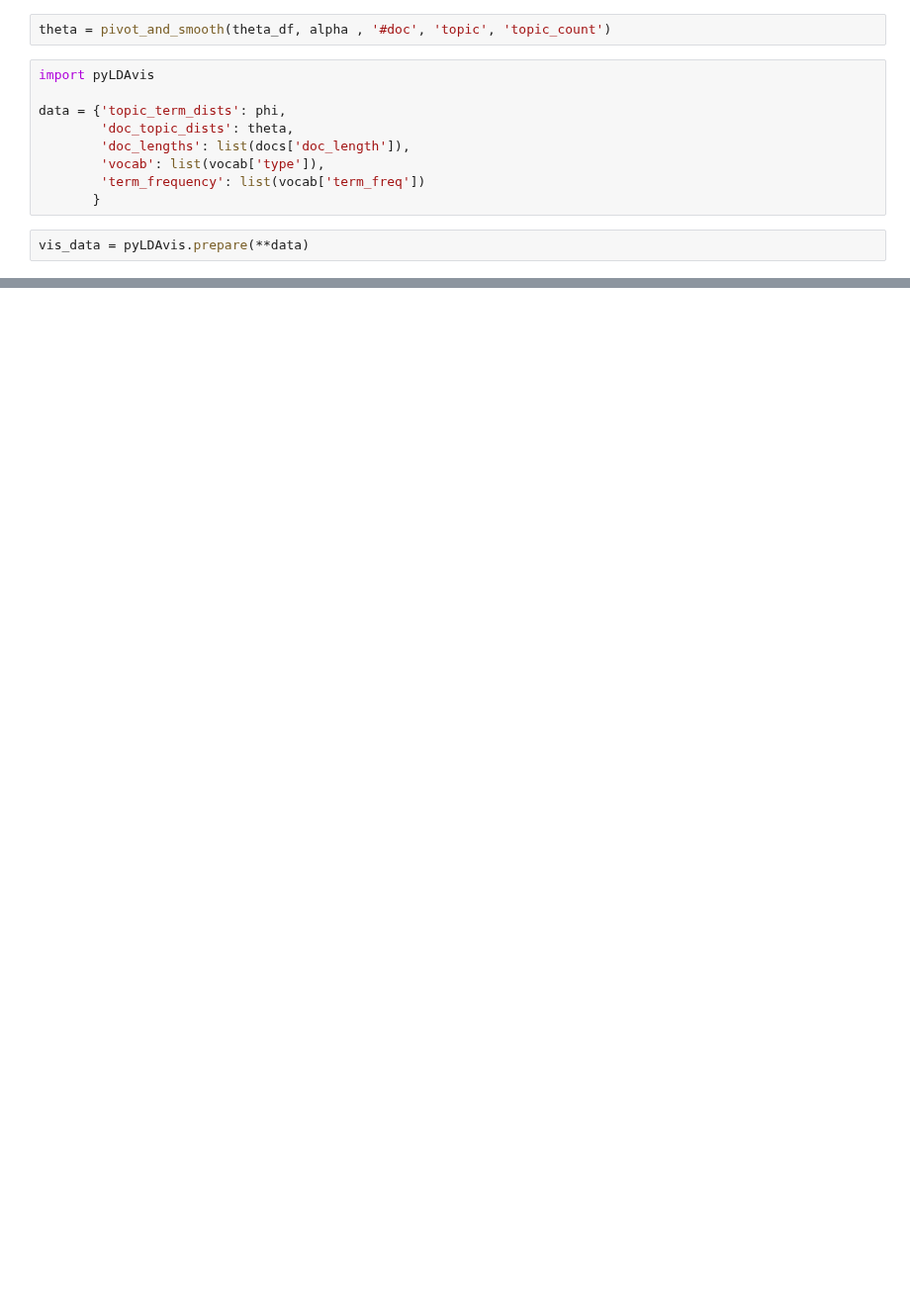
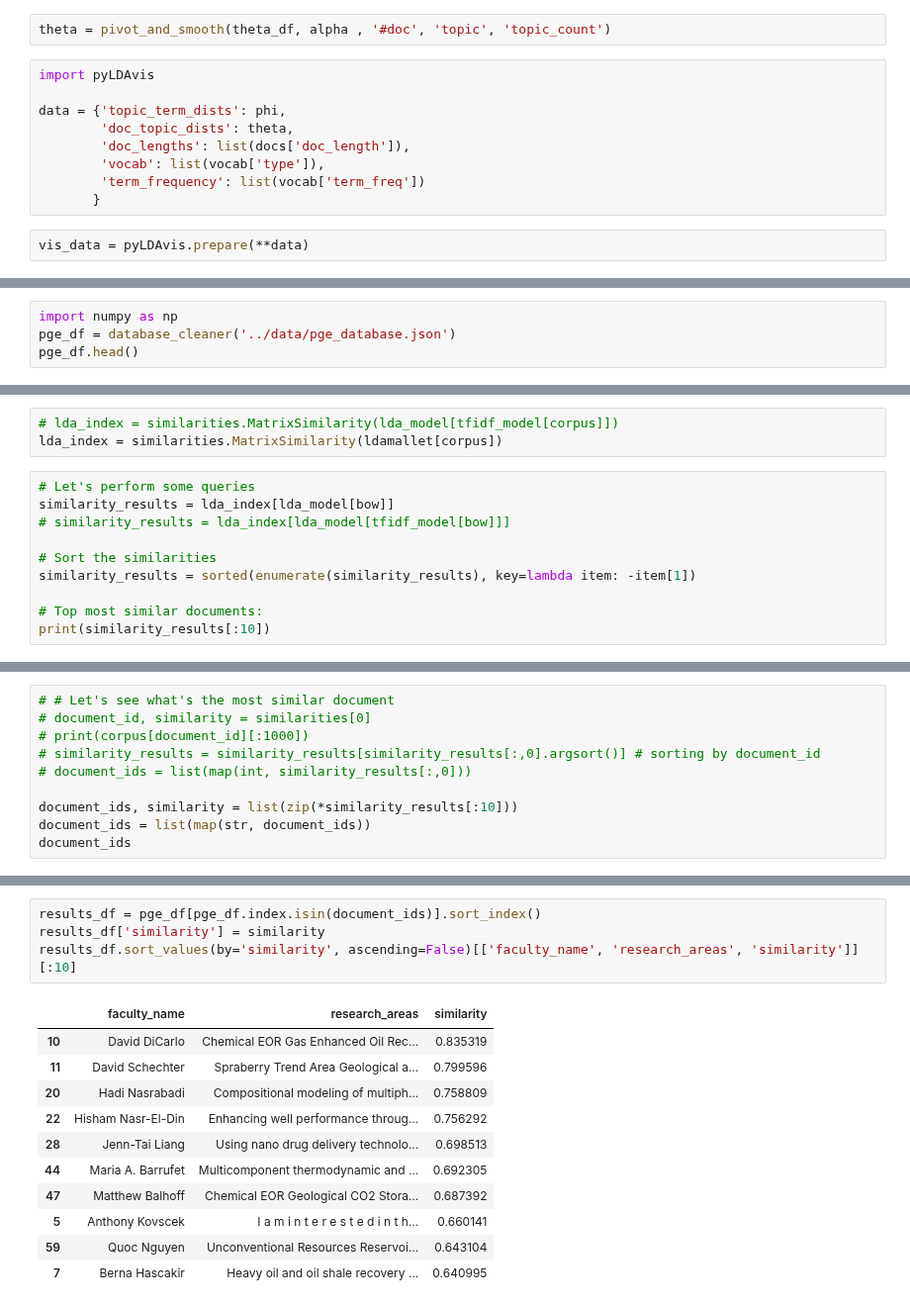
Before and after one commit to neha8anand/professor-profiler, a Jupyter notebook: src/gensim_topic_model.ipynb, the cells around one changed output, grey strips where cells are left out. Shown at 99% size. Cells and saved outputs as stored; diff of their text form; blank space fills up the shorter version.

Commit message:
Update gensim model

```diff
--- a/src/gensim_topic_model.ipynb
+++ b/src/gensim_topic_model.ipynb
@@ -483,0 +472,4 @@ term
+# %%
+import numpy as np
+pge_df = database_cleaner('../data/pge_database.json')
+pge_df.head()
@@ -483,0 +483,13 @@ term
+# %%
+# lda_index = similarities.MatrixSimilarity(lda_model[tfidf_model[corpus]])
+lda_index = similarities.MatrixSimilarity(ldamallet[corpus])
+# %%
+# Let's perform some queries
+similarity_results = lda_index[lda_model[bow]]
+# similarity_results = lda_index[lda_model[tfidf_model[bow]]]
+
+# Sort the similarities
+similarity_results = sorted(enumerate(similarity_results), key=lambda item: -item[1])
+
+# Top most similar documents:
+print(similarity_results[:10])
@@ -483,0 +498,10 @@ term
+# %%
+# # Let's see what's the most similar document
+# document_id, similarity = similarities[0]
+# print(corpus[document_id][:1000])
+# similarity_results = similarity_results[similarity_results[:,0].argsort()] # sorting by document_id
+# document_ids = list(map(int, similarity_results[:,0]))
+
+document_ids, similarity = list(zip(*similarity_results[:10]))
+document_ids = list(map(str, document_ids))
+document_ids
@@ -483,0 +531,16 @@ term
+# %%
+results_df = pge_df[pge_df.index.isin(document_ids)].sort_index()
+results_df['similarity'] = similarity
+results_df.sort_values(by='similarity', ascending=False)[['faculty_name', 'research_areas', 'similarity']][:10]
+# %% [output]
+|  | faculty_name | research_areas | similarity |
+| 10 | David DiCarlo | Chemical EOR Gas Enhanced Oil Rec... | 0.835319 |
+| 11 | David Schechter | Spraberry Trend Area Geological a... | 0.799596 |
+| 20 | Hadi Nasrabadi | Compositional modeling of multiph... | 0.758809 |
+| 22 | Hisham Nasr-El-Din | Enhancing well performance throug... | 0.756292 |
+| 28 | Jenn-Tai Liang | Using nano drug delivery technolo... | 0.698513 |
+| 44 | Maria A. Barrufet | Multicomponent thermodynamic and ... | 0.692305 |
+| 47 | Matthew Balhoff | Chemical EOR Geological CO2 Stora... | 0.687392 |
+| 5 | Anthony Kovscek | I a m i n t e r e s t e d i n t h... | 0.660141 |
+| 59 | Quoc Nguyen | Unconventional Resources Reservoi... | 0.643104 |
+| 7 | Berna Hascakir | Heavy oil and oil shale recovery ... | 0.640995 |
```
Also changed, not shown: parts of 19 cells of this notebook, 1 other file.
